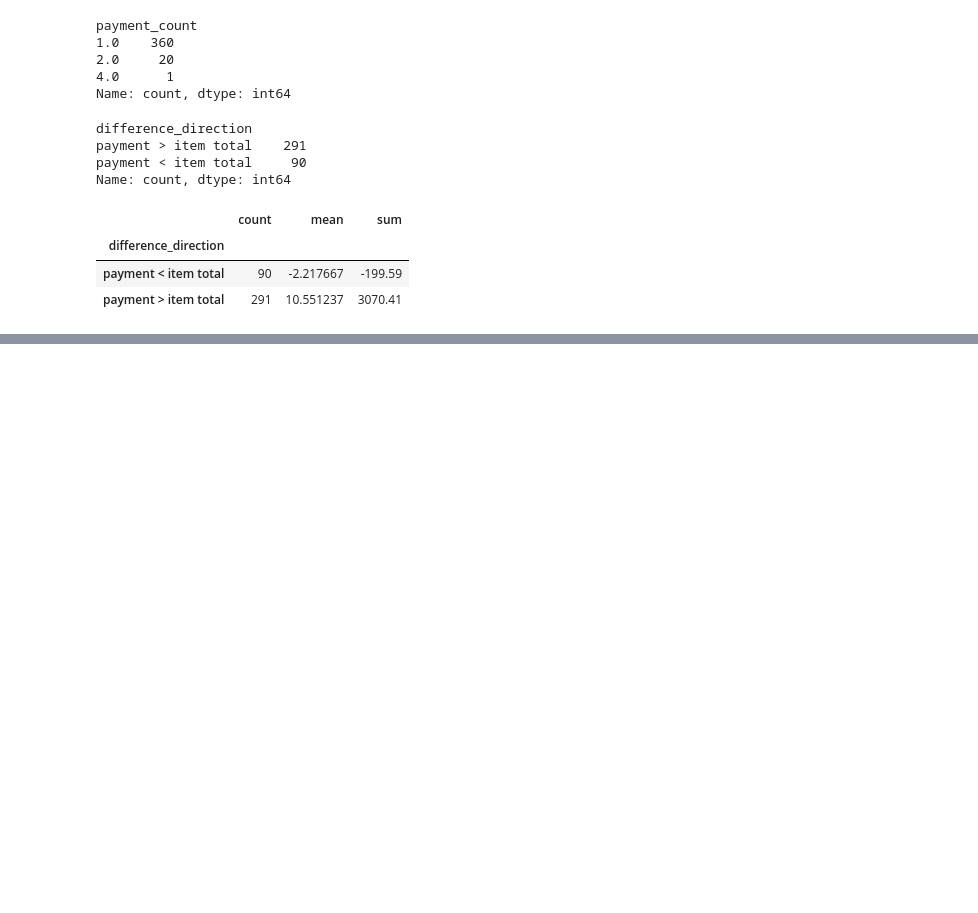
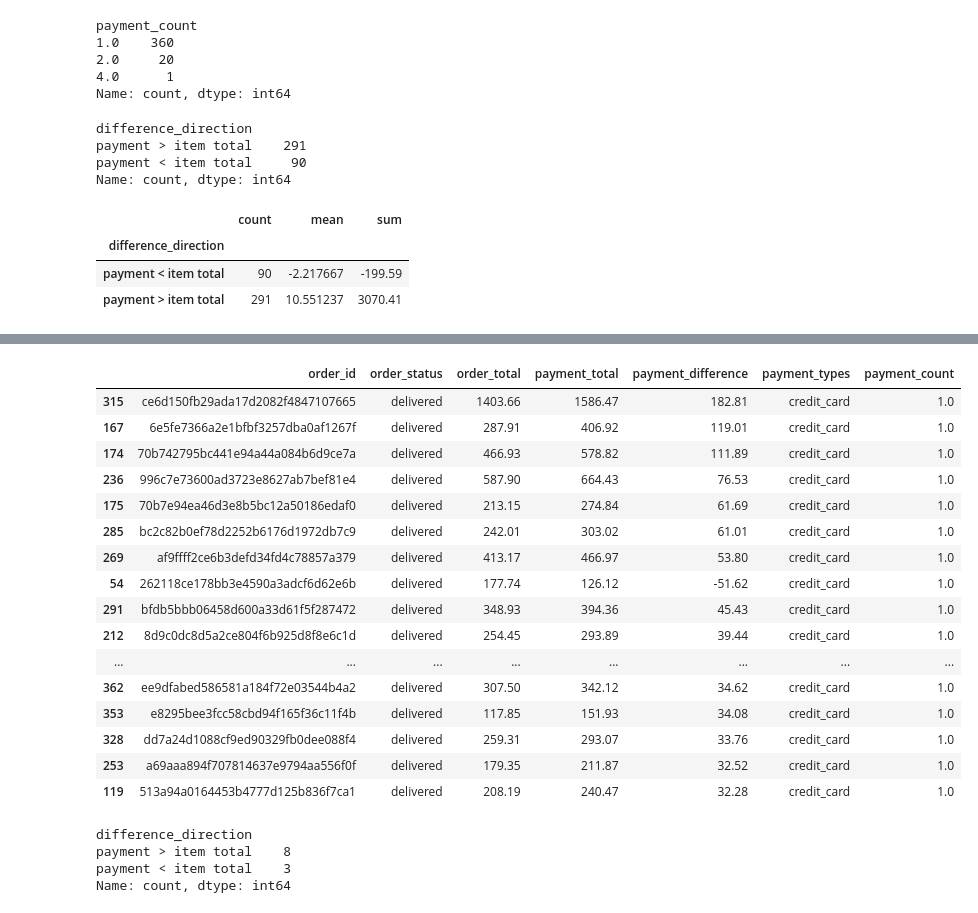
Before and after one commit to rohanshettym1-cmd/e-commerce-Intelligence-System, a Jupyter notebook: notebook/01_data_profiling.ipynb, the cells around one changed output, grey strips where cells are left out. Saved outputs shown, nothing was run; the diff lists cells and outputs as text; code cells hidden in the pictures; blank space fills up the shorter version.

```diff
--- a/notebook/01_data_profiling.ipynb
+++ b/notebook/01_data_profiling.ipynb
@@ -1906,0 +2048,68 @@ genuine_mismatches.groupby(
+# %%
+mismatch_payment_details = (
+    payments[
+        payments["order_id"].isin(
+            genuine_mismatches["order_id"]
+        )
+    ]
+    .groupby("order_id")
+    .agg(
+        payment_types=("payment_type", lambda x: ", ".join(sorted(x.unique()))),
+        payment_count=("payment_type", "size"),
+        payment_total=("payment_value", "sum")
+    )
+    .reset_index()
+)
+# %%
+genuine_mismatches_detailed = genuine_mismatches.merge(
+    mismatch_payment_details,
+    on="order_id",
+    how="left",
+    suffixes=("", "_payment")
+)
+# %%
+genuine_mismatches_detailed[
+    [
+        "order_id",
+        "order_status",
+        "order_total",
+        "payment_total",
+        "payment_difference",
+        "payment_types",
+        "payment_count"
+    ]
+].sort_values(
+    "payment_difference",
+    key=lambda x: x.abs(),
+    ascending=False
+).head(20)
+# %% [output]
+|  | order_id | order_status | order_total | payment_total | payment_difference | payment_types | payment_count |
+| 315 | ce6d150fb29ada17d2082f4847107665 | delivered | 1403.66 | 1586.47 | 182.81 | credit_card | 1.0 |
+| 167 | 6e5fe7366a2e1bfbf3257dba0af1267f | delivered | 287.91 | 406.92 | 119.01 | credit_card | 1.0 |
+| 174 | 70b742795bc441e94a44a084b6d9ce7a | delivered | 466.93 | 578.82 | 111.89 | credit_card | 1.0 |
+| 236 | 996c7e73600ad3723e8627ab7bef81e4 | delivered | 587.90 | 664.43 | 76.53 | credit_card | 1.0 |
+| 175 | 70b7e94ea46d3e8b5bc12a50186edaf0 | delivered | 213.15 | 274.84 | 61.69 | credit_card | 1.0 |
+| 285 | bc2c82b0ef78d2252b6176d1972db7c9 | delivered | 242.01 | 303.02 | 61.01 | credit_card | 1.0 |
+| 269 | af9ffff2ce6b3defd34fd4c78857a379 | delivered | 413.17 | 466.97 | 53.80 | credit_card | 1.0 |
+| 54 | 262118ce178bb3e4590a3adcf6d62e6b | delivered | 177.74 | 126.12 | -51.62 | credit_card | 1.0 |
+| 291 | bfdb5bbb06458d600a33d61f5f287472 | delivered | 348.93 | 394.36 | 45.43 | credit_card | 1.0 |
+| 212 | 8d9c0dc8d5a2ce804f6b925d8f8e6c1d | delivered | 254.45 | 293.89 | 39.44 | credit_card | 1.0 |
+| ... | ... | ... | ... | ... | ... | ... | ... |
+| 362 | ee9dfabed586581a184f72e03544b4a2 | delivered | 307.50 | 342.12 | 34.62 | credit_card | 1.0 |
+| 353 | e8295bee3fcc58cbd94f165f36c11f4b | delivered | 117.85 | 151.93 | 34.08 | credit_card | 1.0 |
+| 328 | dd7a24d1088cf9ed90329fb0dee088f4 | delivered | 259.31 | 293.07 | 33.76 | credit_card | 1.0 |
+| 253 | a69aaa894f707814637e9794aa556f0f | delivered | 179.35 | 211.87 | 32.52 | credit_card | 1.0 |
+| 119 | 513a94a0164453b4777d125b836f7ca1 | delivered | 208.19 | 240.47 | 32.28 | credit_card | 1.0 |
+# %%
+genuine_mismatches_detailed[
+    genuine_mismatches_detailed["payment_types"].str.contains(
+        "voucher",
+        na=False
+    )
+]["difference_direction"].value_counts()
+# %% [output]
+difference_direction
+payment > item total    8
+payment < item total    3
+Name: count, dtype: int64
```
Also changed, not shown: parts of 34 cells of this notebook.
